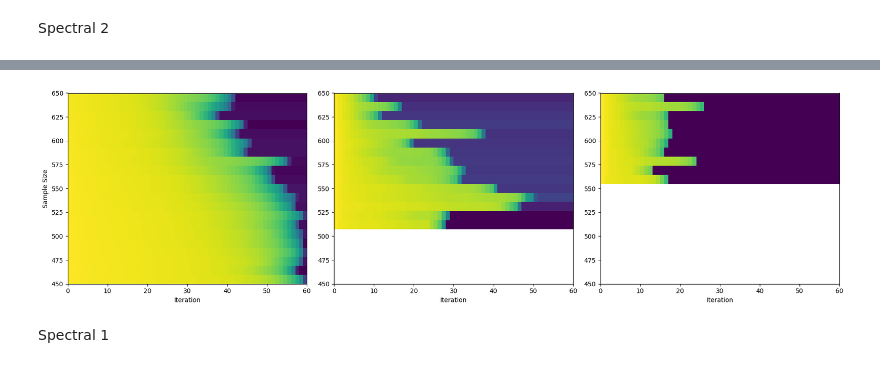
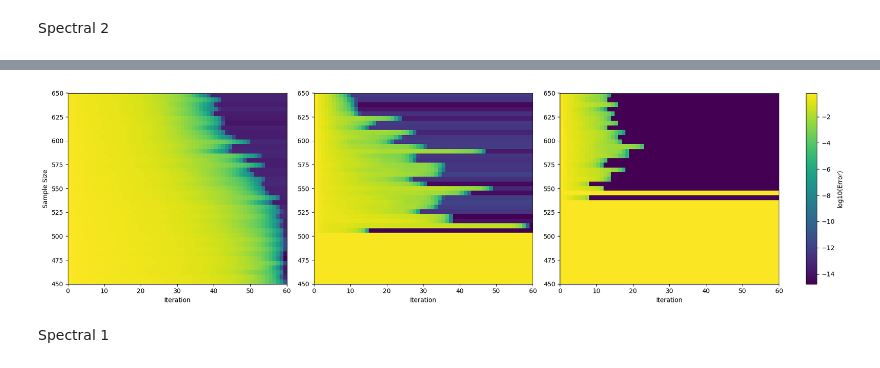
Before and after one commit to gmbabreu/BWGD, a Jupyter notebook: Final Experiments.ipynb, the cells around one changed output, grey strips where cells are left out. Cells and saved outputs as stored; diff of their text form; code cells hidden in the pictures.

```diff
--- a/Final Experiments.ipynb
+++ b/Final Experiments.ipynb
@@ -259,11 +271,36 @@ def convergence_time(bwgd, init, samples, max_iter=60,  square=True,   num_trial
         if converged_runs > 0:
             error_matrix[:, i] = error_accumulator / converged_runs
         else:
-            error_matrix[:, i] = np.nan  # Mark as invalid if no convergence
+            error_matrix[:, i] = 0.5  # Mark as invalid if no convergence
 
     return error_matrix
+
+def plot_convergence_time(error_matrices, max_iter, samples, size=(18,5)):
+    fig = plt.figure(figsize=size)
+    gs = gridspec.GridSpec(1, 4, width_ratios=[1, 1, 1, 0.05])  # Last column is for colorbar
+    axs = [fig.add_subplot(gs[i]) for i in range(len(error_matrices))]
+
+    for i, (ax, err_matrix) in enumerate(zip(axs, error_matrices)):
+        im = ax.imshow(np.log10(err_matrix.T),  # Transpose for correct orientation
+                       aspect='auto',
+                       origin='lower',
+                       extent=[0, max_iter, samples[0], samples[-1]],
+                       cmap='viridis')
+
+        ax.set_xlabel('Iterations')
+        if i == 0:
+            ax.set_ylabel('Sample Size')
+        ax.grid(False)
+
+    # Colorbar in its own axis
+    cax = fig.add_subplot(gs[3])
+    cbar = fig.colorbar(im, cax=cax)
+    cbar.set_label('log10(Error)')
+
+    plt.tight_layout()
+    plt.show()
 # %%
-samples = np.linspace(450, 650, 21)
+samples = np.linspace(450, 650, 41)
 max_iter = 60
 err_bsl_spec2 = convergence_time(bwgd_smooth_loss, init="spec2", samples=samples, max_iter=max_iter, square=False)
 err_bs_spec2 = convergence_time(bwgd_smooth, init="spec2", samples=samples, max_iter=max_iter, square=False)
@@ -286,24 +308,7 @@ plt.show()
-# %%
-errors_spec2 = [err_bsl_spec2, err_bs_spec2, err_b_spec2]
-
-fig, axs = plt.subplots(1, 3, figsize=(18, 5))  # 1 row, 3 columns
-
-for i, (ax, err_matrix) in enumerate(zip(axs, error_matrices)):
-    im = ax.imshow(np.log10(err_matrix.T),  # Transpose for correct orientation
-                   aspect='auto',
-                   origin='lower',
-                   extent=[0, max_iter, samples[0], samples[-1]],
-                   cmap='viridis')
-
-    ax.set_xlabel('Iteration')
-    if i == 0:
-        ax.set_ylabel('Sample Size')
-    ax.grid(False)
-
-# Add one shared colorbar
-cbar.set_label('log(Error)')
-
-plt.tight_layout()
-plt.show()
-# %% [output]
-[figure, removed]
+# %%
+samples = np.linspace(450, 650, 41)
+max_iter = 60
+errors_spec2 = [err_bsl_spec2, err_bs_spec2, err_b_spec2]
+plot_convergence_time(errors_spec2, max_iter, samples)
+# %% [output]
+[figure, added]
```
Also changed, not shown: parts of 18 cells of this notebook.
